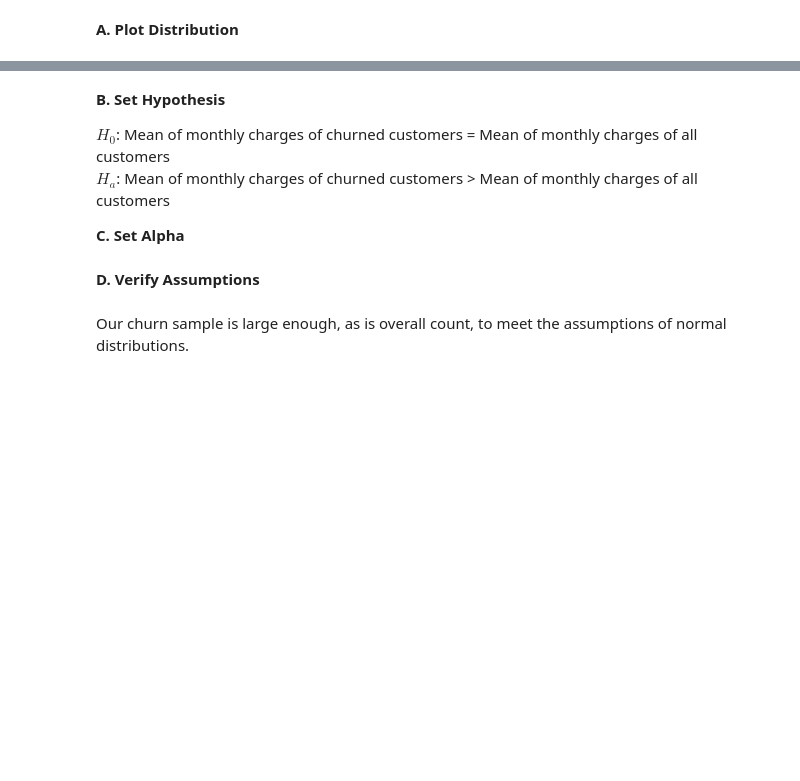
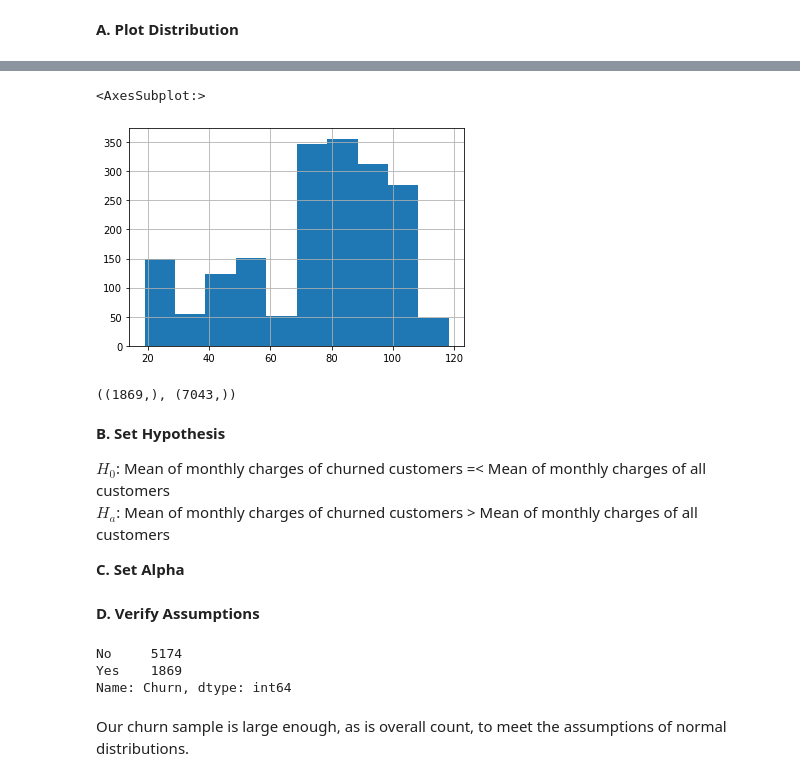
Before and after one commit to CodeupClassroom/leavitt-statistics-exercises, a Jupyter notebook: comparing_means.ipynb, the cells around one changed output, grey strips where cells are left out. Saved outputs shown, nothing was run; the diff lists cells and outputs as text; code cells hidden in the pictures; blank space fills up the shorter version.

```diff
--- a/comparing_means.ipynb
+++ b/comparing_means.ipynb
@@ -73,9 +187,20 @@ df.MonthlyCharges
+# %%
+# let's examine churned customers for this instance
+churned_custs = df[df.Churn == 'Yes'].MonthlyCharges
 # %%
 # plot distribution of montly charges for customer who churn
+churned_custs.hist()
+# %% [output]
+<AxesSubplot:>
+[figure, added]
+# %%
+churned_custs.shape, df.MonthlyCharges.shape
+# %% [output]
+((1869,), (7043,))
 # %% [markdown]
 **B. Set Hypothesis**
 
-$H_{0}$: Mean of monthly charges of churned customers = Mean of monthly charges of all customers
+$H_{0}$: Mean of monthly charges of churned customers =< Mean of monthly charges of all customers
 $H_{a}$: Mean of monthly charges of churned customers > Mean of monthly charges of all customers
 
 **C. Set Alpha**
@@ -83,7 +212,13 @@ $H_{a}$: Mean of monthly charges of churned customers > Mean of monthly charges
 **D. Verify Assumptions**
 # %%
 # How big is sample size for churned customers?
-# If sample size is significantly > 30, we don't have to worry about normality (CLT!!)
+# If sample size is significantly > 30,
+# we don't have to worry about normality (CLT!!)
+df.Churn.value_counts()
+# %% [output]
+No     5174
+Yes    1869
+Name: Churn, dtype: int64
 # %% [markdown]
 Our churn sample is large enough, as is overall count, to meet the assumptions of normal distributions.
 # %% [markdown]
```
Also changed, not shown: parts of 56 cells of this notebook.
